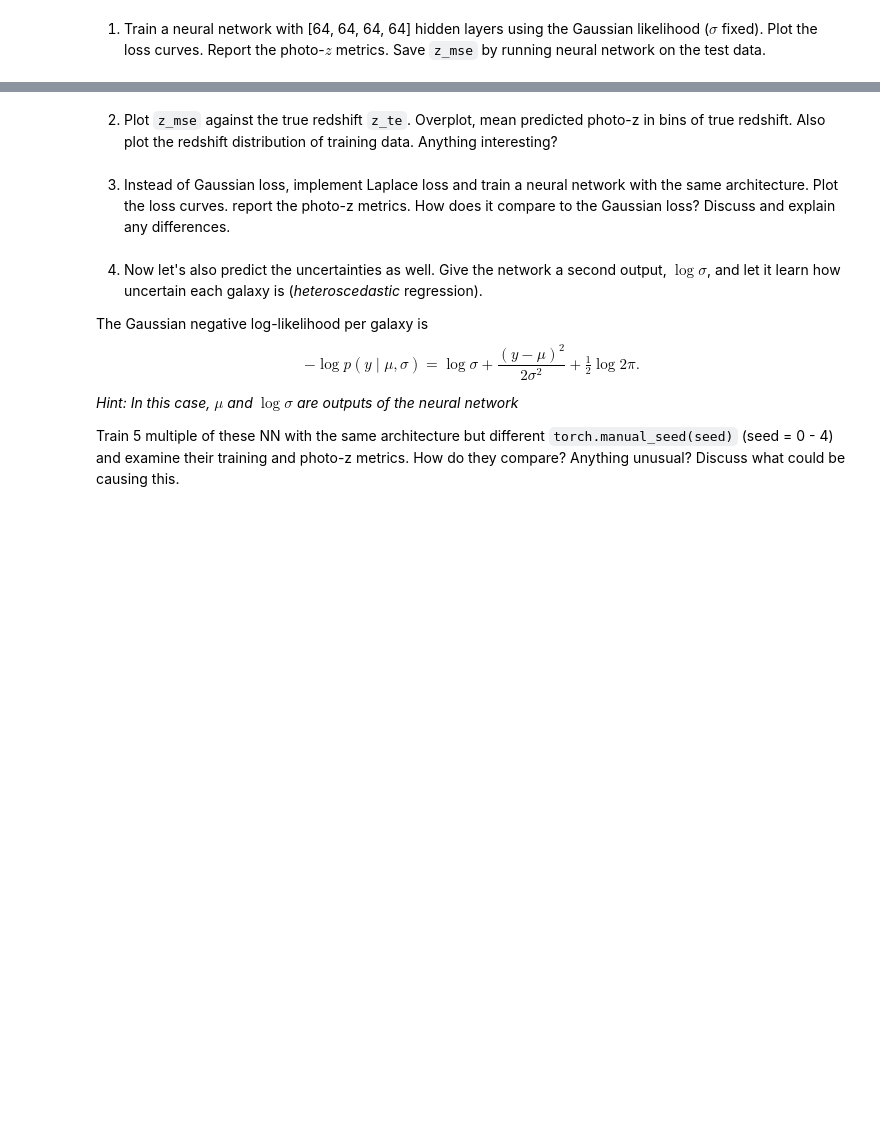
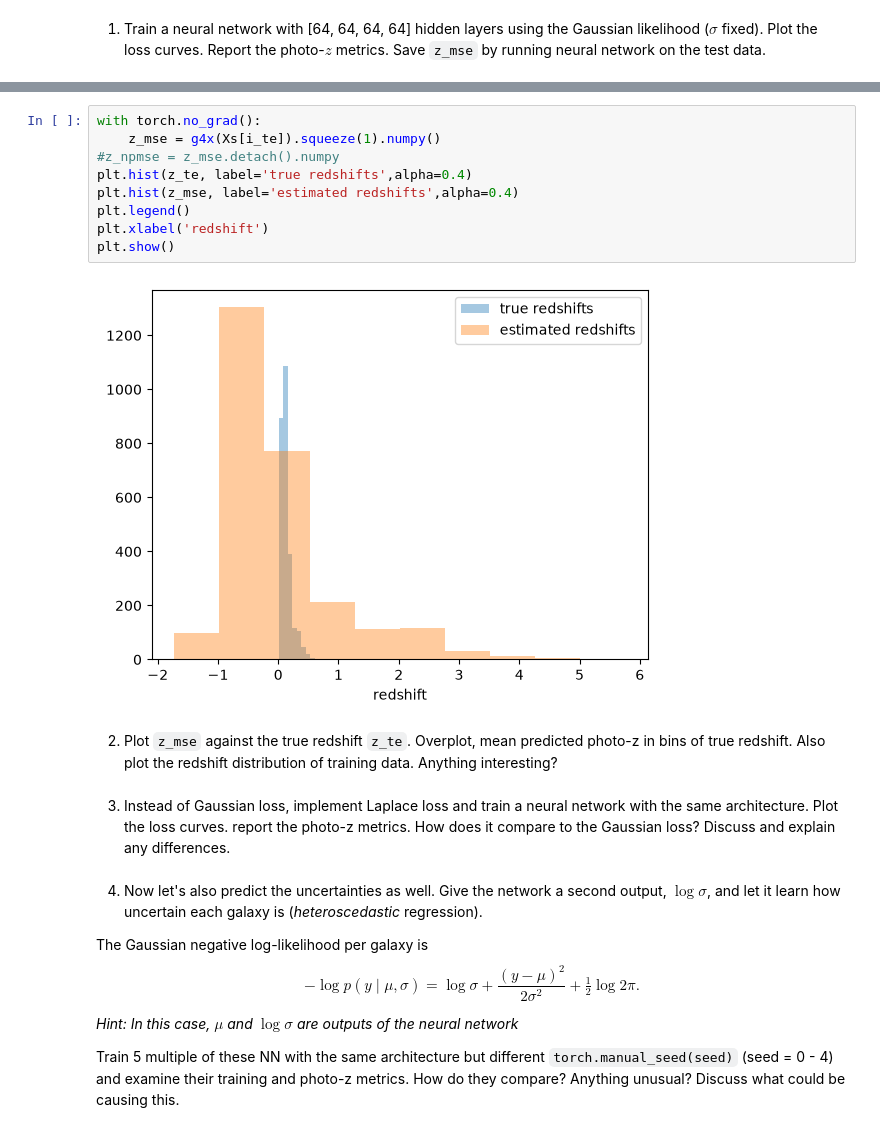
Before and after one commit to asamcnaughton/ast384c, a Jupyter notebook: inclass/lec15_regress/photoz_uncertainty.ipynb, the cells around one changed output, grey strips where cells are left out. Cells and saved outputs as stored; diff of their text form; blank space fills up the shorter version.

```diff
--- a/inclass/lec15_regress/photoz_uncertainty.ipynb
+++ b/inclass/lec15_regress/photoz_uncertainty.ipynb
@@ -100,3 +130,14 @@ def fit(model, loss_fn, train=i_tr, val=i_va, epochs=500, lr=1e-3, patience=10,
+# %%
+with torch.no_grad():
+    z_mse = g4x(Xs[i_te]).squeeze(1).numpy()
+#z_npmse = z_mse.detach().numpy
+plt.hist(z_te, label='true redshifts',alpha=0.4)
+plt.hist(z_mse, label='estimated redshifts',alpha=0.4)
+plt.legend()
+plt.xlabel('redshift')
+plt.show()
+# %% [output]
+[figure, added]
 # %% [markdown]
 2. Plot `z_mse` against the true redshift `z_te`. Overplot, mean predicted photo-z in bins of true redshift. Also plot the redshift distribution of training data. Anything interesting?
 # %% [markdown]
```
Also changed, not shown: parts of 5 cells of this notebook, 13 other files.
